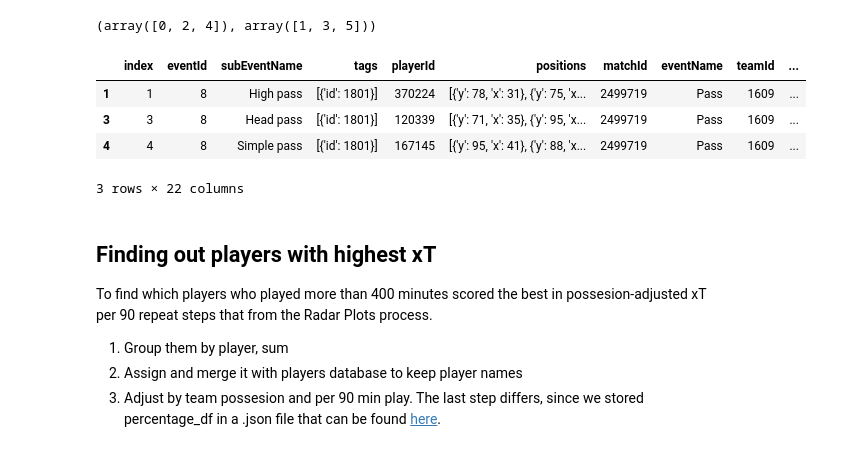
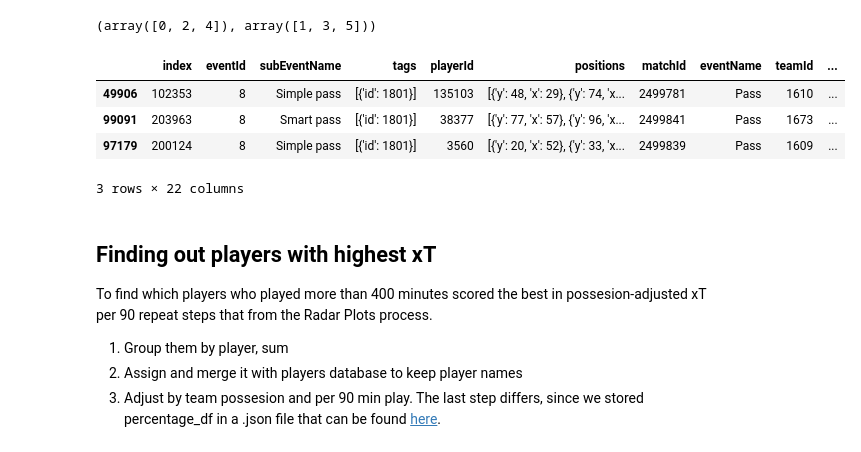
Before and after one commit to khoffLSU/footy_analytics, a Jupyter notebook: Valuing Actions Chapter.ipynb, the cells around one changed output. Drawn from its saved outputs; the diff is of its cells as text; code cells hidden in the pictures.

```diff
--- a/Valuing Actions Chapter.ipynb
+++ b/Valuing Actions Chapter.ipynb
@@ -515,12 +515,12 @@ successful_moves["xT_added"] = successful_moves.apply(lambda row: xT[row.end_sec
 # only progressive (i.e. positive impact)
 value_adding_actions = successful_moves.loc[successful_moves["xT_added"] > 0]
 # %%
-value_adding_actions.head(3)
+value_adding_actions.sample(3)
 # %% [output]
 |  | index | eventId | subEventName | tags | playerId | positions | matchId | eventName | teamId | ... |
-| 1 | 1 | 8 | High pass | [{'id': 1801}] | 370224 | [{'y': 78, 'x': 31}, {'y': 75, 'x... | 2499719 | Pass | 1609 | ... |
-| 3 | 3 | 8 | Head pass | [{'id': 1801}] | 120339 | [{'y': 71, 'x': 35}, {'y': 95, 'x... | 2499719 | Pass | 1609 | ... |
-| 4 | 4 | 8 | Simple pass | [{'id': 1801}] | 167145 | [{'y': 95, 'x': 41}, {'y': 88, 'x... | 2499719 | Pass | 1609 | ... |
+| 49906 | 102353 | 8 | Simple pass | [{'id': 1801}] | 135103 | [{'y': 48, 'x': 29}, {'y': 74, 'x... | 2499781 | Pass | 1610 | ... |
+| 99091 | 203963 | 8 | Smart pass | [{'id': 1801}] | 38377 | [{'y': 77, 'x': 57}, {'y': 96, 'x... | 2499841 | Pass | 1673 | ... |
+| 97179 | 200124 | 8 | Simple pass | [{'id': 1801}] | 3560 | [{'y': 20, 'x': 52}, {'y': 33, 'x... | 2499839 | Pass | 1609 | ... |
 3 rows × 22 columns
 # %% [markdown]
 ## Finding out players with highest xT
```
Also changed, not shown: parts of 4 cells of this notebook.
